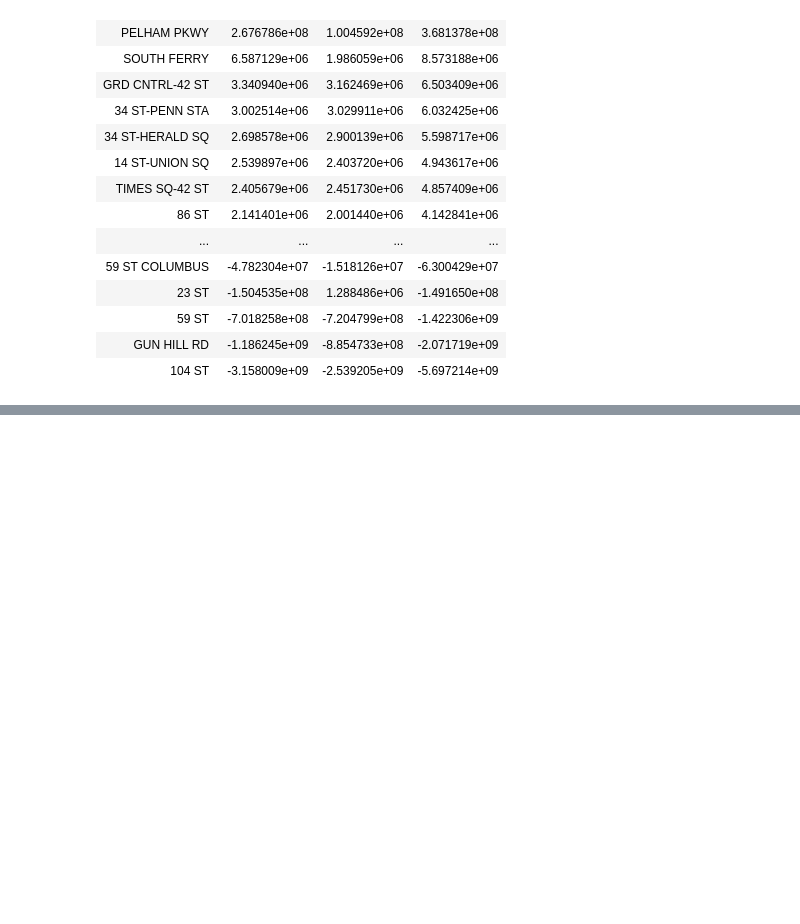
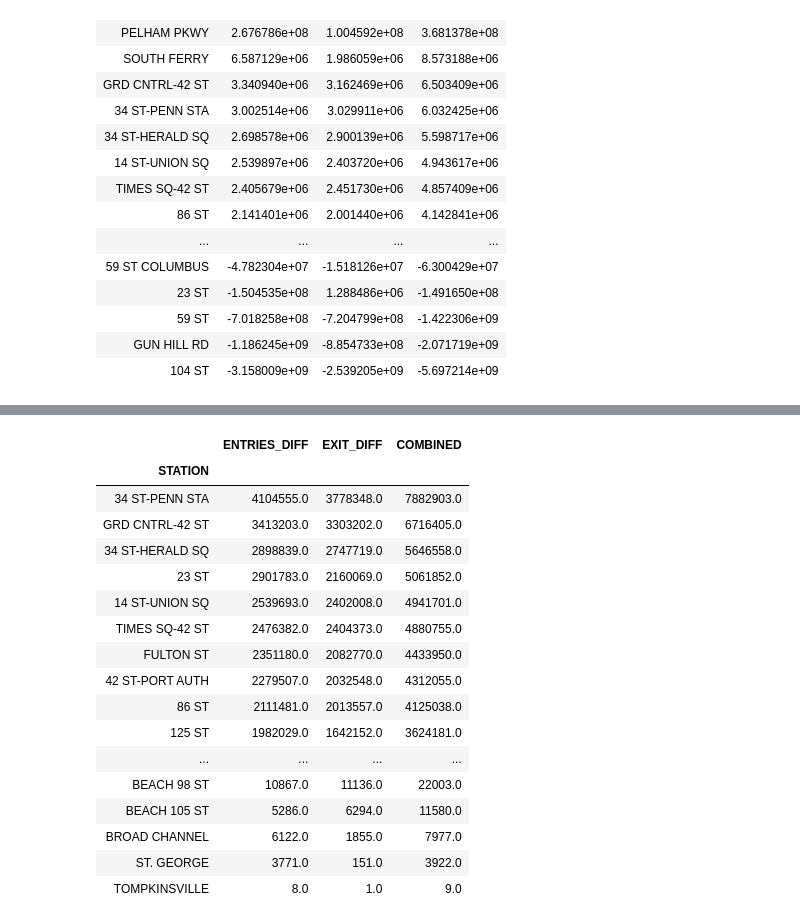
Before and after one commit to ry-werth/metis-project-1-mta-study, a Jupyter notebook: Ryan_Playground/Playground.ipynb, the cells around one changed output, grey strips where cells are left out. Cells and saved outputs as stored; diff of their text form; code cells hidden in the pictures; blank space fills up the shorter version.

```diff
--- a/Ryan_Playground/Playground.ipynb
+++ b/Ryan_Playground/Playground.ipynb
@@ -273,0 +320,3 @@ ordered_date_df[ordered_date_df["STATION"]=="104 ST"][:1000]
+# %%
+entries_exit_cleaned_totals = cleaned_ordered_df.groupby(["STATION"])[["ENTRIES_DIFF", "EXIT_DIFF"]].sum()
+entries_exit_cleaned_totals
@@ -273,0 +342,22 @@ ordered_date_df[ordered_date_df["STATION"]=="104 ST"][:1000]
+# %%
+entries_exit_cleaned_totals["COMBINED"] = entries_exit_cleaned_totals["ENTRIES_DIFF"] + entries_exit_cleaned_totals["EXIT_DIFF"]
+entries_exit_cleaned_totals.sort_values(by=["COMBINED"], ascending=False)
+# %% [output]
+|  | ENTRIES_DIFF | EXIT_DIFF | COMBINED |
+| STATION |  |  |  |
+| 34 ST-PENN STA | 4104555.0 | 3778348.0 | 7882903.0 |
+| GRD CNTRL-42 ST | 3413203.0 | 3303202.0 | 6716405.0 |
+| 34 ST-HERALD SQ | 2898839.0 | 2747719.0 | 5646558.0 |
+| 23 ST | 2901783.0 | 2160069.0 | 5061852.0 |
+| 14 ST-UNION SQ | 2539693.0 | 2402008.0 | 4941701.0 |
+| TIMES SQ-42 ST | 2476382.0 | 2404373.0 | 4880755.0 |
+| FULTON ST | 2351180.0 | 2082770.0 | 4433950.0 |
+| 42 ST-PORT AUTH | 2279507.0 | 2032548.0 | 4312055.0 |
+| 86 ST | 2111481.0 | 2013557.0 | 4125038.0 |
+| 125 ST | 1982029.0 | 1642152.0 | 3624181.0 |
+| ... | ... | ... | ... |
+| BEACH 98 ST | 10867.0 | 11136.0 | 22003.0 |
+| BEACH 105 ST | 5286.0 | 6294.0 | 11580.0 |
+| BROAD CHANNEL | 6122.0 | 1855.0 | 7977.0 |
+| ST. GEORGE | 3771.0 | 151.0 | 3922.0 |
+| TOMPKINSVILLE | 8.0 | 1.0 | 9.0 |
```
Also changed, not shown: parts of 5 cells of this notebook.
